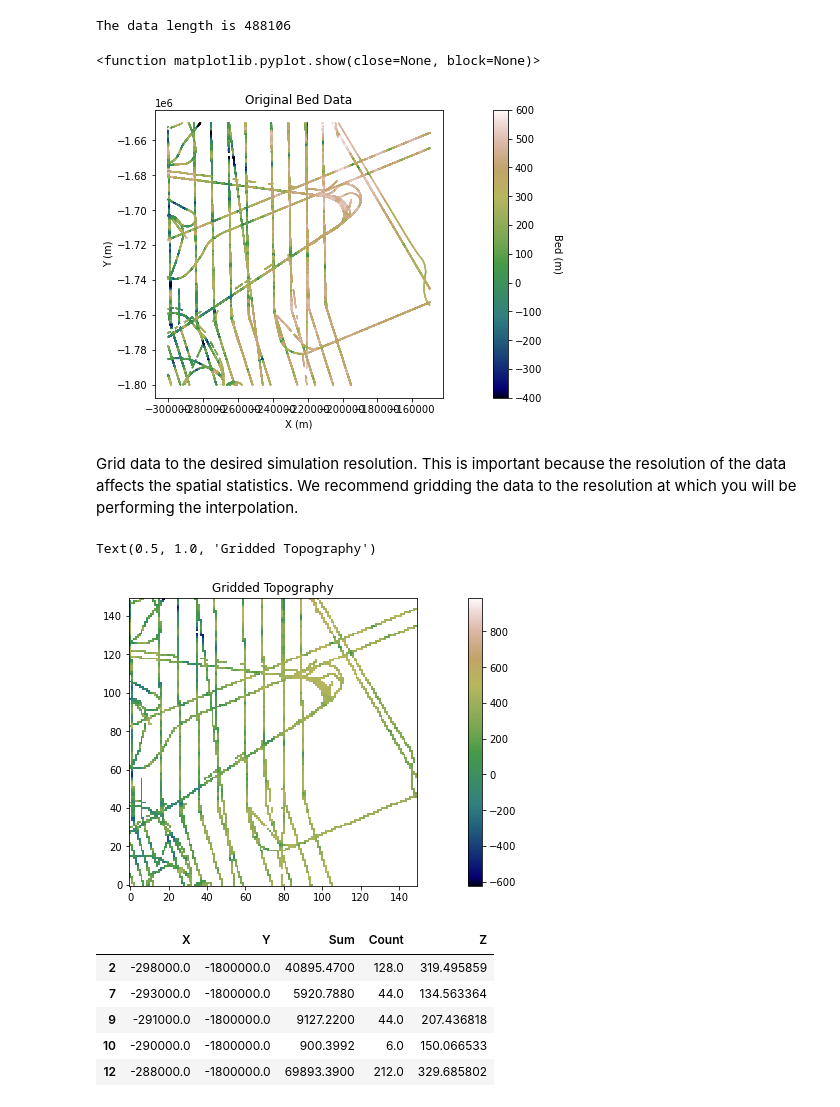
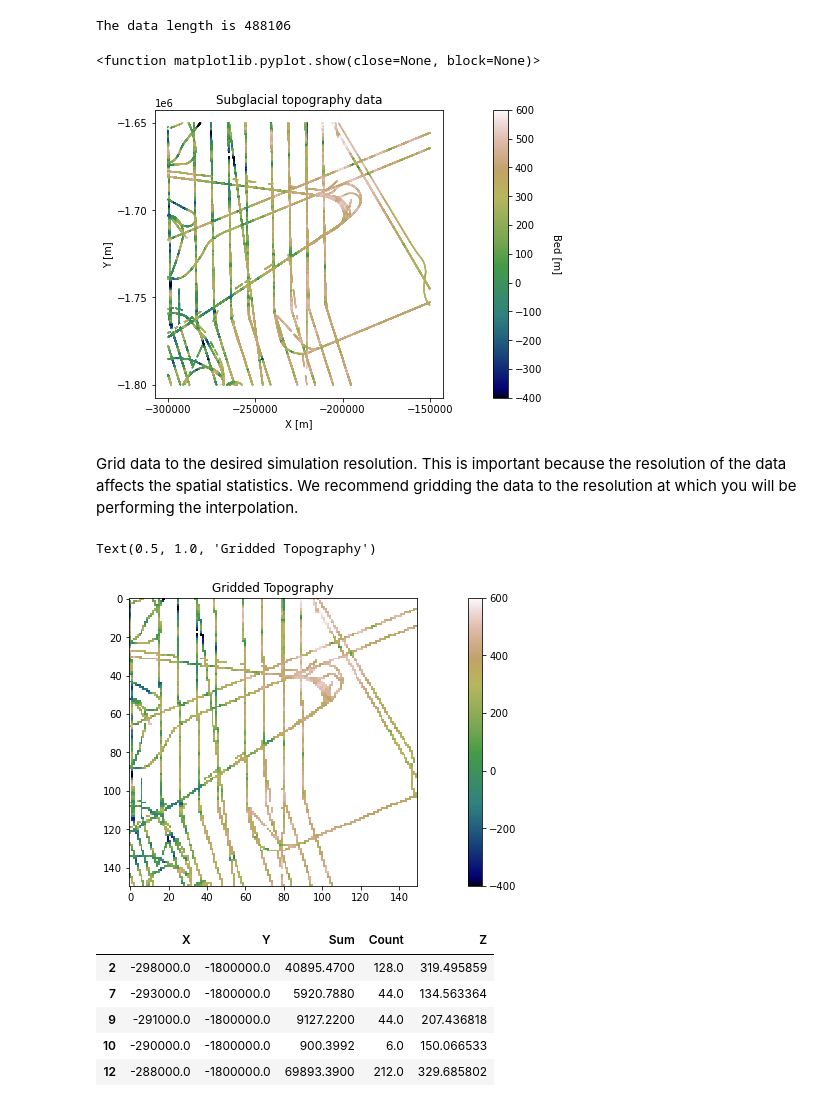
Before and after one commit to GatorGlaciology/GStatSim, a Jupyter notebook: GStat-Sim/1_Experimental_Variogram.ipynb, the cells around one changed output. Cells and saved outputs as stored; diff of their text form; code cells hidden in the pictures.

```diff
--- a/GStat-Sim/1_Experimental_Variogram.ipynb
+++ b/GStat-Sim/1_Experimental_Variogram.ipynb
@@ -39,36 +39,38 @@ print('The data length is ' +  str(len(df_bed)))
 The data length is 488106
 # %%
 # plot original data
+fig = plt.figure()
 im = plt.scatter(df_bed['X'],df_bed['Y'], c = df_bed['Bed'], vmin = -400, vmax = 600, marker=".", s = 0.5,
                  cmap = 'gist_earth') # scatter plot for location map
-plt.title('Original Bed Data')                                    # add plot title
-plt.xlabel('X (m)'); plt.ylabel('Y (m)')                          # set axis labels
+plt.title('Subglacial topography data')                                    # add plot title
+plt.xlabel('X [m]'); plt.ylabel('Y [m]')
+plt.locator_params(nbins=5)# set axis labels
 cbar = plt.colorbar(im, orientation="vertical", ticks=np.linspace(-400, 600, 11)) # add vertical color bar
-cbar.set_label("Bed (m)", rotation=270, labelpad=20)      # add labels to the color bar
+cbar.set_label("Bed [m]", rotation=270, labelpad=20)      # add labels to the color bar
 plt.subplots_adjust(left=0.0, bottom=0.0, right=1.0, top=1.0) # adjust the plot size
 plt.axis('scaled')
 plt.show
 # %% [output]
 <function matplotlib.pyplot.show(close=None, block=None)>
-[figure, old version]
+[figure, new version]
 # %% [markdown]
 Grid data to the desired simulation resolution. This is important because the resolution of the data affects the spatial statistics. We recommend gridding the data to the resolution at which you will be performing the interpolation.
 # %%
 # grid data to 1000 m resolution
 
 res = 1000  # resolution in meters
 df_grid, grid_matrix, rows, cols = gs.grid_data(df_bed, 'X', 'Y', 'Bed', res) # grid data
 
 # plot gridded bed
-c = plt.imshow(grid_matrix, cmap = 'gist_earth',
-               interpolation ='nearest', origin ='lower')
+c = plt.imshow(grid_matrix, cmap = 'gist_earth', vmin = -400, vmax = 600,
+               interpolation ='nearest', origin ='upper')
 plt.colorbar(c)
 plt.subplots_adjust(left=0.0, bottom=0.0, right=1, top=1) # adjust the plot size
 plt.axis('scaled')
 plt.title('Gridded Topography')
 # %% [output]
 Text(0.5, 1.0, 'Gridded Topography')
-[figure, old version]
+[figure, new version]
 # %%
 # remove nans
 df_grid = df_grid[df_grid["Z"].isnull() == False]  # remove coordinates with NaNs
```
Also changed, not shown: parts of 4 cells of this notebook.
